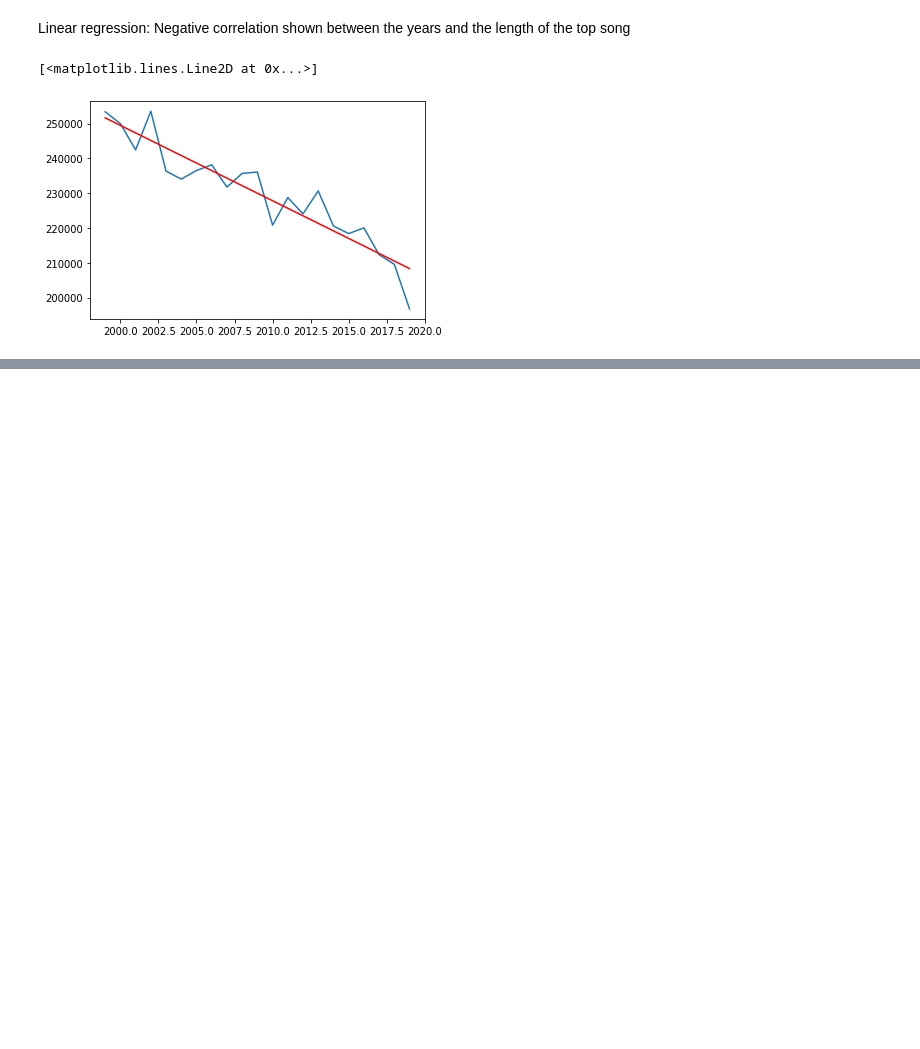
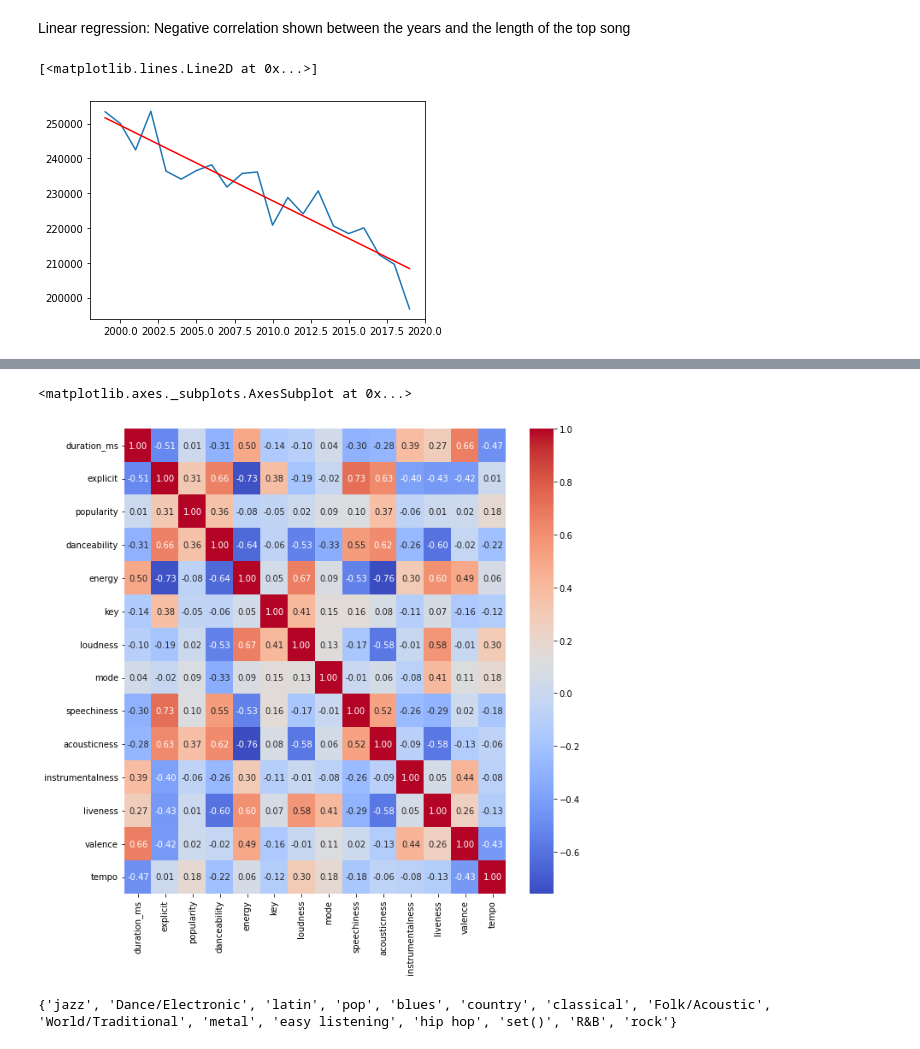
Before and after one commit to SiraDD/python_project, a Jupyter notebook: python_presentation.ipynb, the cells around one changed output, grey strips where cells are left out. Cells and saved outputs as stored; diff of their text form; code cells hidden in the pictures; blank space fills up the shorter version.

```diff
--- a/python_presentation.ipynb
+++ b/python_presentation.ipynb
@@ -143,0 +176,17 @@ plt.plot(xs, ys, color="red")
+# %%
+import seaborn as sns
+df_per_year.corr()
+corr = df_per_year.corr()
+figure = plt.figure(figsize=(10,10))
+sns.heatmap(corr, cmap='coolwarm', annot=True, fmt='0.2f')
+# %% [output]
+<matplotlib.axes._subplots.AxesSubplot at 0x...>
+[figure, added]
+# %%
+all_genres = []
+for genres in df["genre_list"]:
+    all_genres += genres
+
+print(set(all_genres))
+# %% [output]
+{'jazz', 'Dance/Electronic', 'latin', 'pop', 'blues', 'country', 'classical', 'Folk/Acoustic', 'World/Traditional', 'metal', 'easy listening', 'hip hop', 'set()', 'R&B', 'rock'}
```
Also changed, not shown: parts of 19 cells of this notebook.
